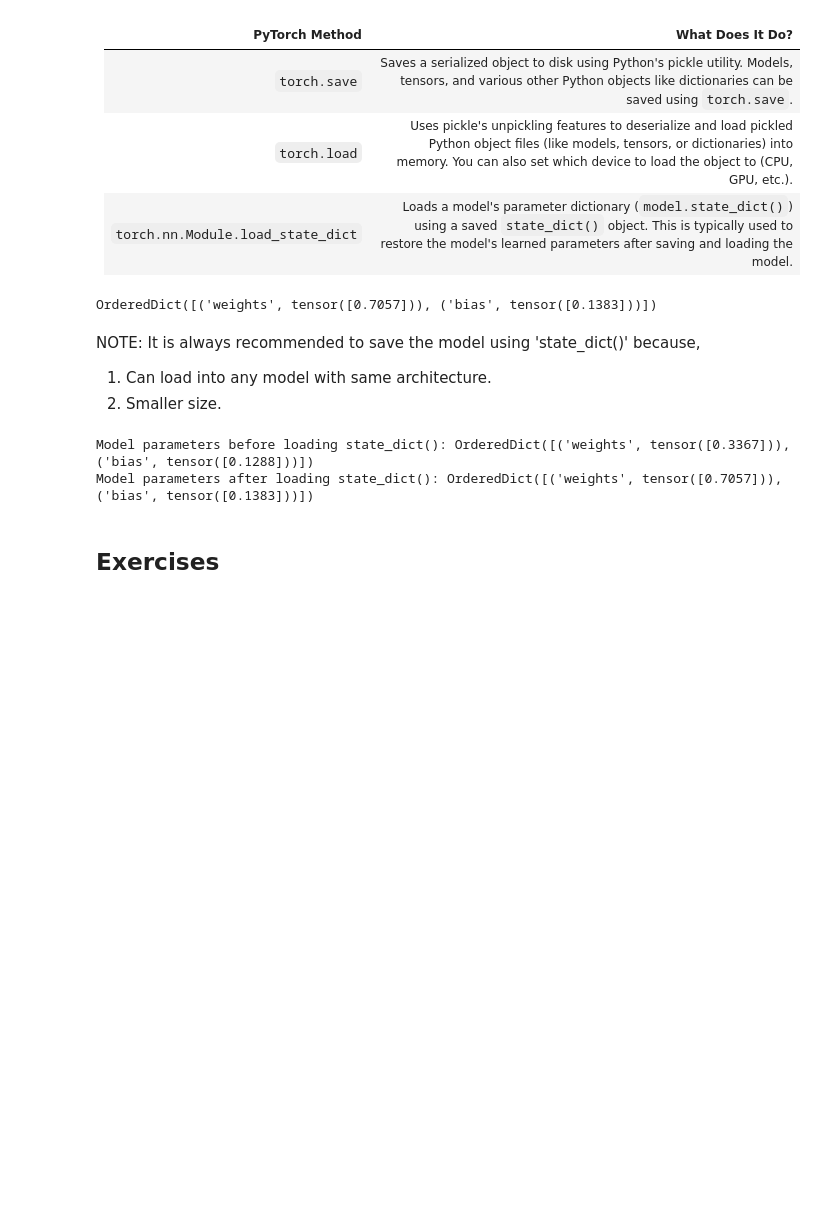
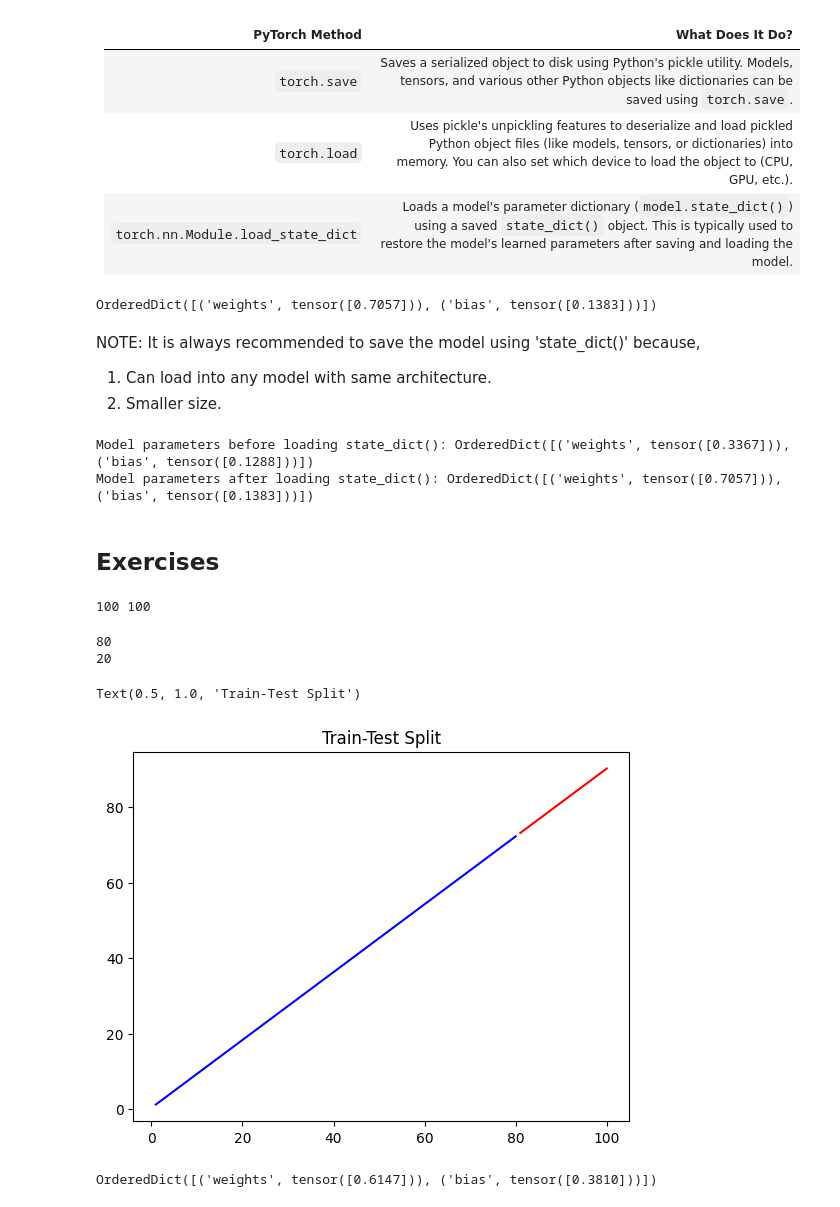
Before and after one commit to omkanekar28/PyTorch-practice, a Jupyter notebook: code/pytorch_workflow_fundamentals.ipynb, the cells around one changed output. Saved outputs shown, nothing was run; the diff lists cells and outputs as text; code cells hidden in the pictures; blank space fills up the shorter version.

Commit message:
Part 2 exercises

```diff
--- a/code/pytorch_workflow_fundamentals.ipynb
+++ b/code/pytorch_workflow_fundamentals.ipynb
@@ -434,3 +441,48 @@ Model parameters before loading state_dict(): OrderedDict([('weights', tensor([0
 Model parameters after loading state_dict(): OrderedDict([('weights', tensor([0.7057])), ('bias', tensor([0.1383]))])
 # %% [markdown]
 ## Exercises
+# %%
+# IMPORTS AND CONSTANS
+import os
+import matplotlib.pyplot as plt
+import torch
+from torch import nn
+
+DEVICE = "cuda" if torch.cuda.is_available() else "cpu"
+WEIGHT = 0.9
+BIAS = 0.3
+SPLIT_RATIO = 0.8
+LEARNING_RATE = 0.0002
+EPOCHS = 300
+MODEL_SAVE_DIR = "/content/exercise_results"
+# %%
+# DATASET CREATION
+X = torch.arange(1, 101)
+X.to(DEVICE)
+y = WEIGHT * X + BIAS
+y.to(DEVICE)
+print(len(X), len(y))
+# %% [output]
+100 100
+# %%
+# TRAIN-TEST SPLIT
+train_split_size = int(len(X) * split_ratio)
+
+X_train = X[:train_split_size]
+y_train = y[:train_split_size]
+X_test = X[train_split_size:]
+y_test = y[train_split_size:]
+
+print(len(X_train))
+print(len(X_test))
+# %% [output]
+80
+20
+# %%
+# VISUALIZATION
+plt.plot(X_train, y_train, color="blue")
+plt.plot(X_test, y_test, color="red")
+plt.title("Train-Test Split")
+# %% [output]
+Text(0.5, 1.0, 'Train-Test Split')
+[figure, added]
@@ -436,0 +499,6 @@ Model parameters after loading state_dict(): OrderedDict([('weights', tensor([0.
+# %%
+torch.manual_seed(2)
+lr_model = LinearRegression()
+lr_model.state_dict()
+# %% [output]
+OrderedDict([('weights', tensor([0.6147])), ('bias', tensor([0.3810]))])
```
Also changed, not shown: parts of 13 cells of this notebook.
